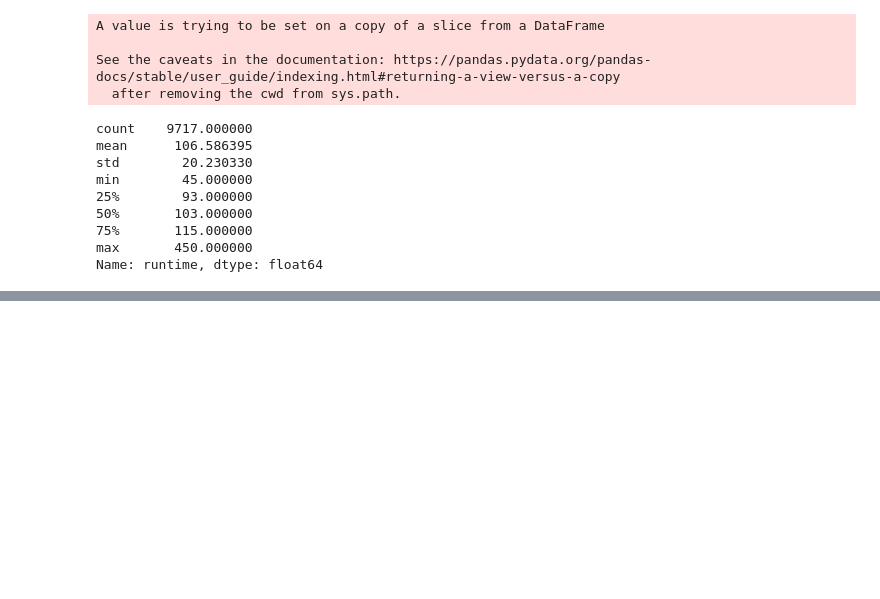
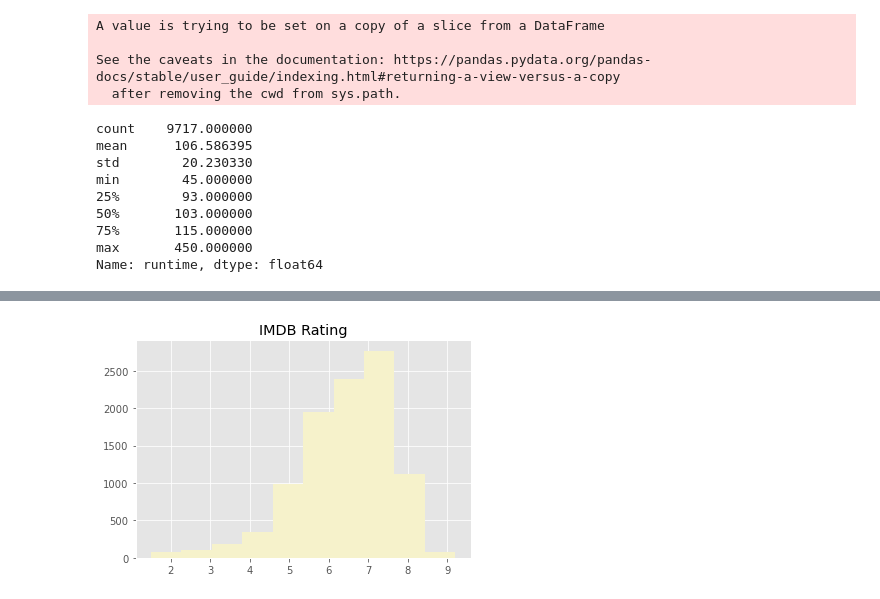
Before and after one commit to MekdiYilma/notes, a Jupyter notebook: pandas/data_wrangling_and_exploration.ipynb, the cells around one changed output, grey strips where cells are left out. Saved outputs shown, nothing was run; the diff lists cells and outputs as text; code cells hidden in the pictures; blank space fills up the shorter version.

Commit message:
practical exercise IMDB Analysis woo hoo!

```diff
--- a/pandas/data_wrangling_and_exploration.ipynb
+++ b/pandas/data_wrangling_and_exploration.ipynb
@@ -123,0 +163,6 @@ Name: runtime, dtype: float64
+# %%
+fig, ax = plt.subplots()
+ax.hist(data.score, bins=10, color='#F6F2CB')
+ax.set_title('IMDB Rating');
+# %% [output]
+[figure, added]
```
Also changed, not shown: parts of 26 cells of this notebook, 1 other file.
